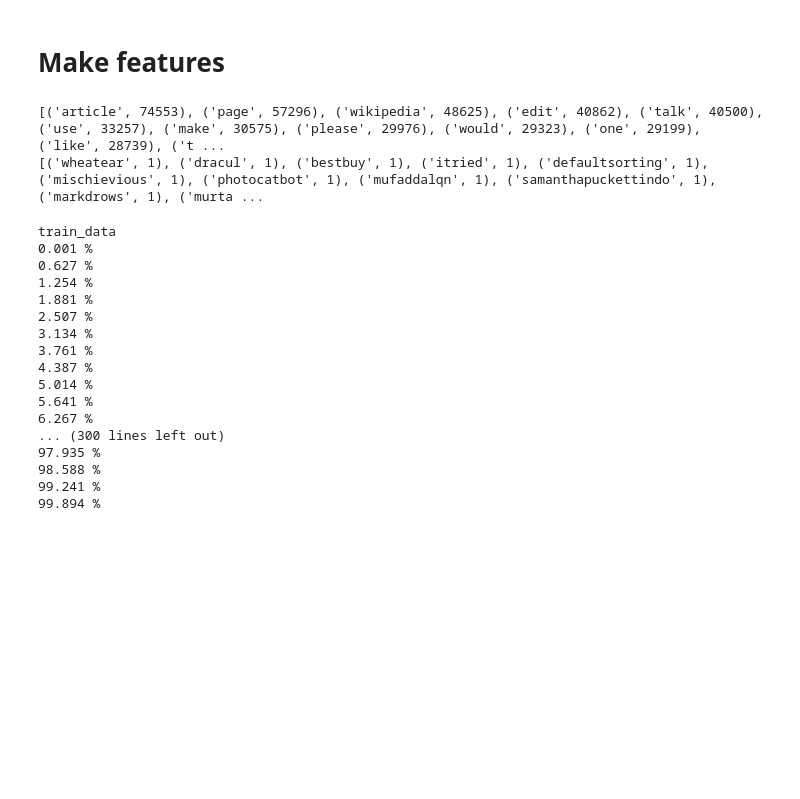
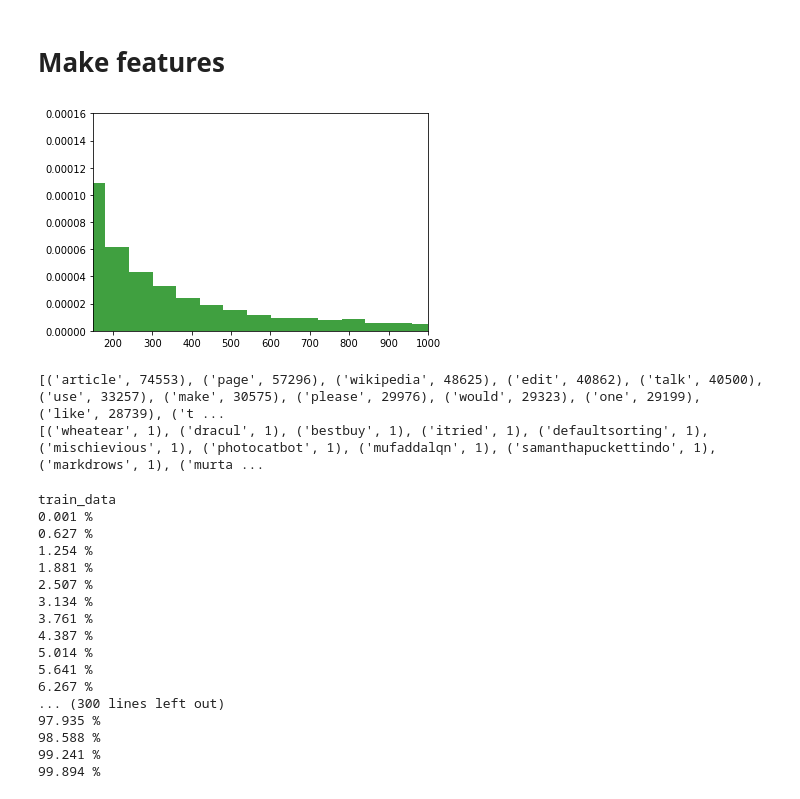
Before and after one commit to alexZ82/Kaggle, a Jupyter notebook: Toxic_Comment/NeuralNet.ipynb, the cells around one changed output. Saved outputs shown, nothing was run; the diff lists cells and outputs as text; code cells hidden in the pictures; blank space fills up the shorter version.

```diff
--- a/Toxic_Comment/NeuralNet.ipynb
+++ b/Toxic_Comment/NeuralNet.ipynb
@@ -56,6 +58,14 @@ stop = set(stopwords.words('english'))
 text = nltk.word_tokenize(' '.join(train_data.processed.values))
 dist = nltk.FreqDist(text)
 freq=[(w, dist[w]) for w in sorted(dist, key=dist.get, reverse=True) if w not in stop]
+# %%
+import matplotlib.pyplot as plt
+x =np.asarray([i for i in dist.values()])
+plt.hist(x[x<6000],bins=100,density=True, facecolor='g', alpha=0.75)
+plt.axis([150,1000,0,0.000160000])
+plt.show()
+# %% [output]
+[figure, added]
 # %%
 print(freq[:20])
 print(freq[-20:])
```
Also changed, not shown: parts of 9 cells of this notebook, 1 other file.
